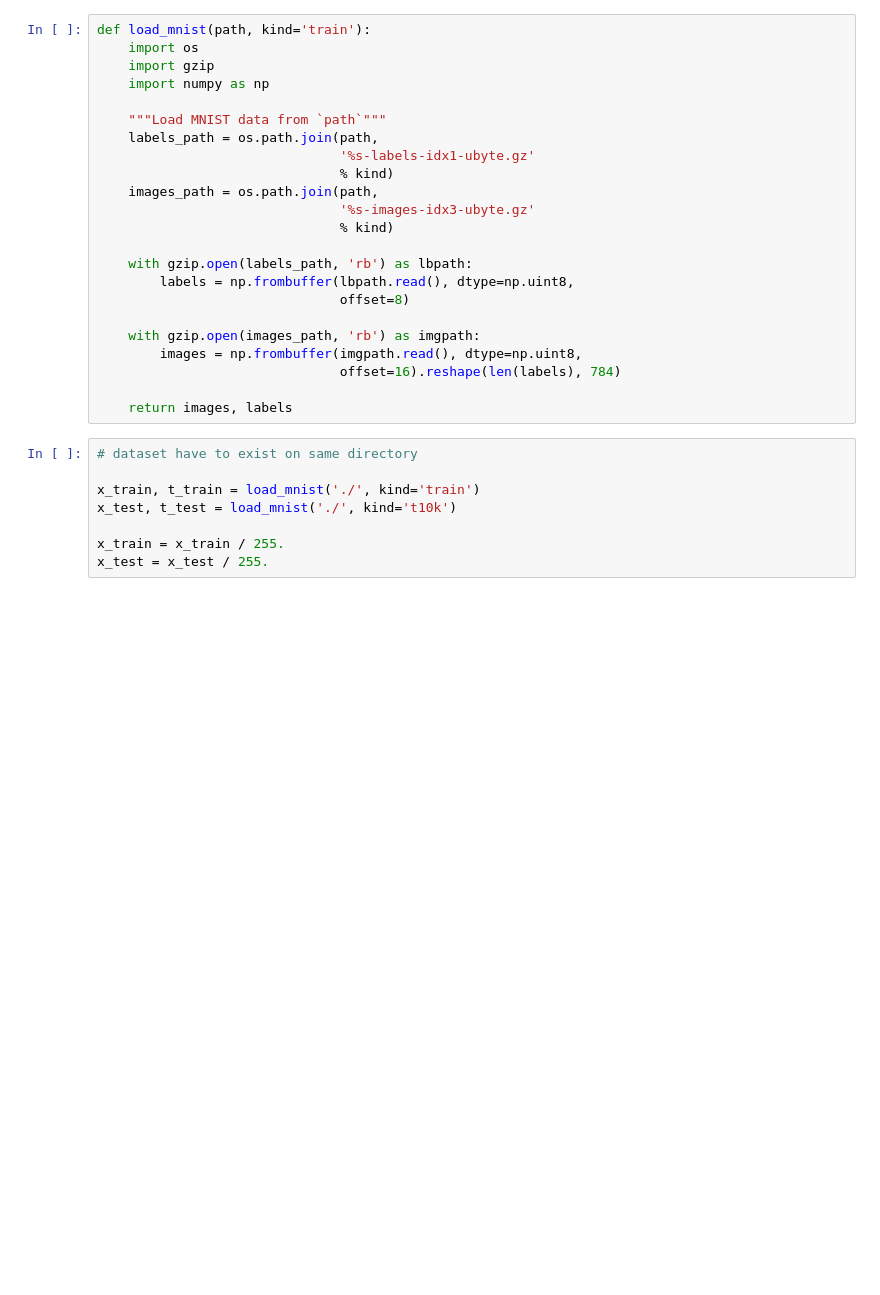
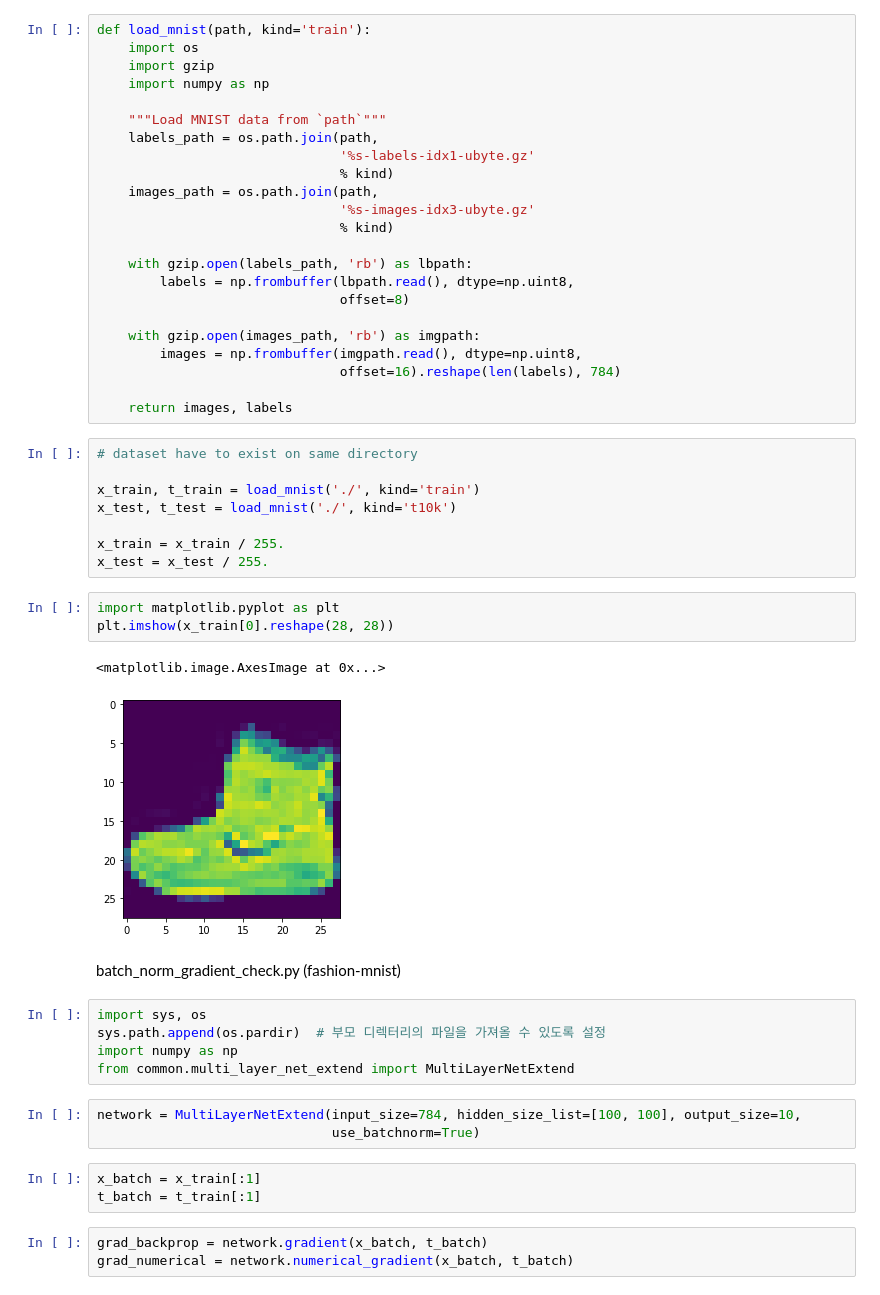
Before and after one commit to Greathoney/isd, a Jupyter notebook: hw5/check.ipynb, the cells around one changed output. Cells and saved outputs as stored; diff of their text form; blank space fills up the shorter version.

```diff
--- a/hw5/check.ipynb
+++ b/hw5/check.ipynb
@@ -29,3 +29,25 @@ x_test, t_test = load_mnist('./', kind='t10k')
 
 x_train = x_train / 255.
 x_test = x_test / 255.
+# %%
+import matplotlib.pyplot as plt
+plt.imshow(x_train[0].reshape(28, 28))
+# %% [output]
+<matplotlib.image.AxesImage at 0x...>
+[figure, added]
+# %% [markdown]
+batch_norm_gradient_check.py (fashion-mnist)
+# %%
+import sys, os
+sys.path.append(os.pardir)  # 부모 디렉터리의 파일을 가져올 수 있도록 설정
+import numpy as np
+from common.multi_layer_net_extend import MultiLayerNetExtend
+# %%
+network = MultiLayerNetExtend(input_size=784, hidden_size_list=[100, 100], output_size=10,
+                              use_batchnorm=True)
+# %%
+x_batch = x_train[:1]
+t_batch = t_train[:1]
+# %%
+grad_backprop = network.gradient(x_batch, t_batch)
+grad_numerical = network.numerical_gradient(x_batch, t_batch)
```
Also changed, not shown: parts of 1 cell of this notebook, 7 other files.
